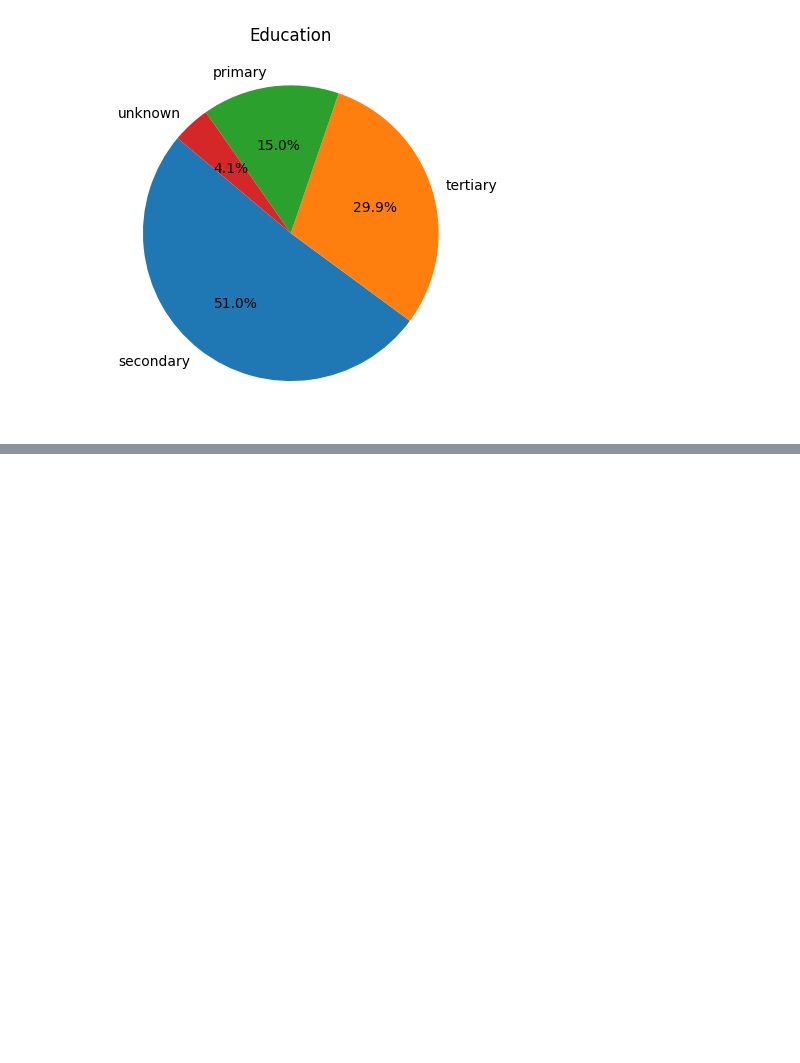
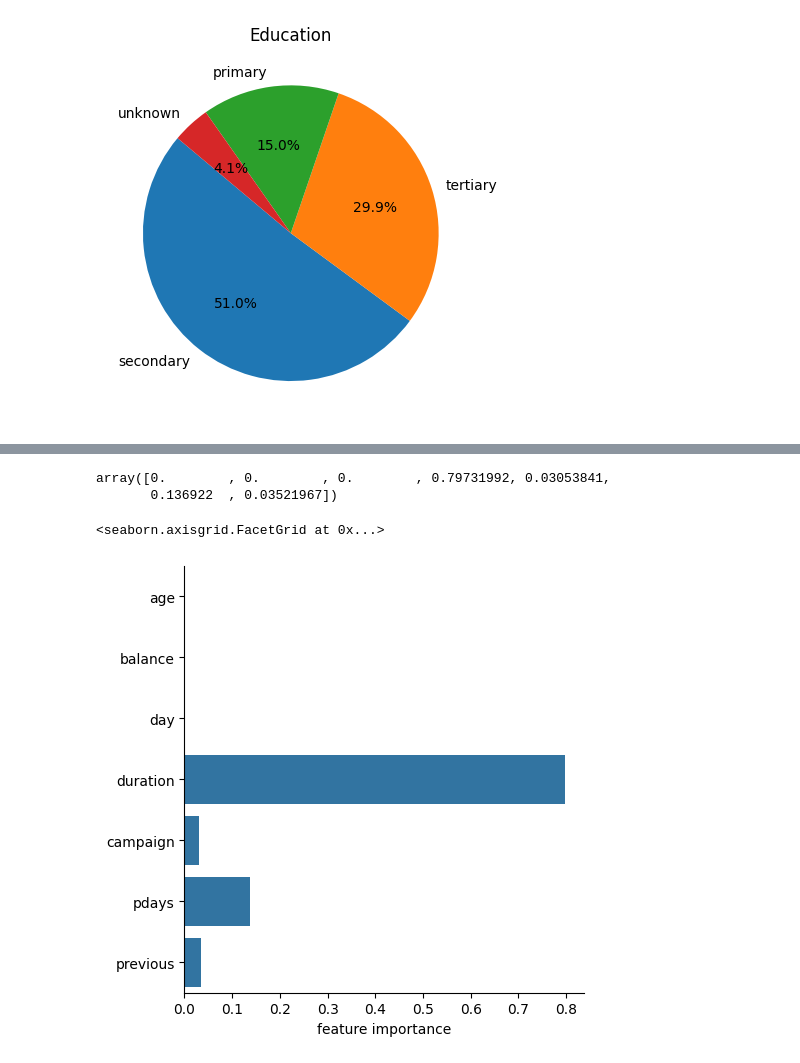
Before and after one commit to debizson/Mesi, a Jupyter notebook: ai_database_.ipynb, the cells around one changed output, grey strips where cells are left out. Cells and saved outputs as stored; diff of their text form; code cells hidden in the pictures; blank space fills up the shorter version.

```diff
--- a/ai_database_.ipynb
+++ b/ai_database_.ipynb
@@ -439,0 +485,9 @@ plt.show()
+# %%
+# Kialakítom a bináris fához a x és y szetteket.
+
+train_x=train[features_numeric]
+train_y = train[["y"]]
+test_x = test[features_numeric]
+test_y = test[["y"]]
+dev_x = dev[features_numeric]
+dev_y = dev[["y"]]
@@ -439,0 +526,11 @@ plt.show()
+# %%
+# Az osztályozásos döntési fa modellt választottam a folytonos attributumokra
+#  és a diszkrét címkére
+#  Ha a fa 4 mélységű az jobbnak bizonyul egy kicsit mint a 3 mélységű
+#  Vigyázni kell, hogy nehogy túl illesszük a mélységgel, hogy a lenti
+#  hiba ne romoljon.
+
+from sklearn.tree import DecisionTreeClassifier
+
+classification_tree = DecisionTreeClassifier(random_state=0, max_depth=4)
+classification_tree.fit(train_x, train_y)
@@ -439,0 +554,16 @@ plt.show()
+# %%
+# A tulajdonságok fontossága azt mondja meg, hogy mennyire játszanak döntő szerepet
+#  a modell működése során. Látszik, hogy a hívás időtartma az egy döntő
+#  szempont
+
+classification_tree.feature_importances_
+# %% [output]
+array([0.        , 0.        , 0.        , 0.79731992, 0.03053841,
+       0.136922  , 0.03521967])
+# %%
+feature_importances = pd.DataFrame(data=classification_tree.feature_importances_, columns=["feature importance"], index=train_x.columns)
+
+sns.catplot(kind="bar", data=feature_importances, y=train_x.columns.to_list(), x="feature importance", orient="h")
+# %% [output]
+<seaborn.axisgrid.FacetGrid at 0x...>
+[figure, added]
```
Also changed, not shown: parts of 8 cells of this notebook.
